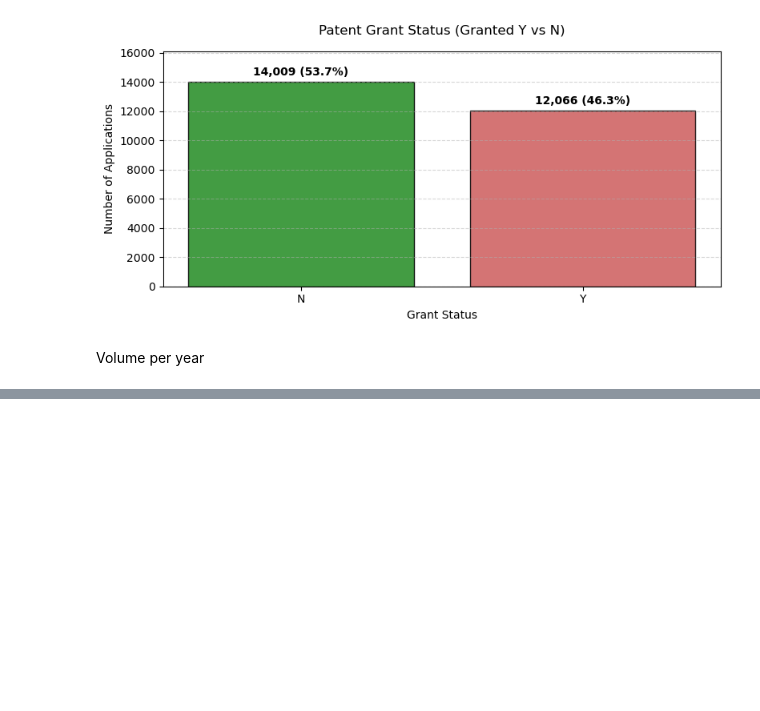
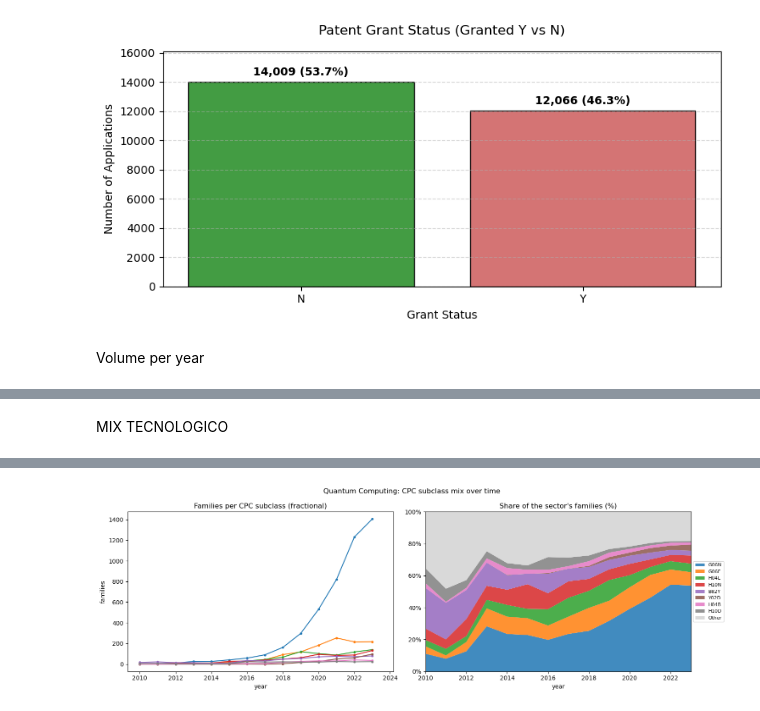
Before and after one commit to LudovicaIvaldi/Group15_innovation, a Jupyter notebook: step1.ipynb, the cells around one changed output, grey strips where cells are left out. Cells and saved outputs as stored; diff of their text form; code cells hidden in the pictures; blank space fills up the shorter version.

```diff
--- a/step1.ipynb
+++ b/step1.ipynb
@@ -299,0 +372,76 @@ Volume per year
+# %% [markdown]
+MIX TECNOLOGICO
+# %%
+# Mix tecnologico: family del settore per sottoclasse CPC (4 caratteri) e anno, conteggio frazionario
+from matplotlib.ticker import PercentFormatter
+
+TOP_N = 8                  # sottoclassi mostrate; le altre finiscono in "Other"
+LAST_COMPLETE_YEAR = 2023  # anni successivi incompleti (in grigio nei grafici)
+
+subclass = func.substr(func.replace(TLS224_APPLN_CPC.cpc_class_symbol, " ", ""), 1, 4)
+
+# 1) anno di ogni family = earliest_filing_year minimo
+fam = (db.query(TLS201_APPLN.docdb_family_id.label("fid"),
+                func.min(TLS201_APPLN.earliest_filing_year).label("year"))
+       .filter(TLS201_APPLN.docdb_family_id.in_(family_ids), TLS201_APPLN.ipr_type == IPR_TYPE)
+       .group_by(TLS201_APPLN.docdb_family_id).subquery())
+
+# 2) coppie distinte (family, sottoclasse) su tutte le application della family
+pairs = (db.query(fam.c.fid, fam.c.year, subclass.label("subclass"))
+         .select_from(fam)
+         .join(TLS201_APPLN, TLS201_APPLN.docdb_family_id == fam.c.fid)
+         .join(TLS224_APPLN_CPC, TLS224_APPLN_CPC.appln_id == TLS201_APPLN.appln_id)
+         .filter(TLS201_APPLN.ipr_type == IPR_TYPE)
+         .distinct().subquery())
+
+# 3) conteggio frazionario: una family in k sottoclassi dà 1/k a ciascuna
+k = db.query(pairs.c.fid, func.count().label("k")).group_by(pairs.c.fid).subquery()
+q = (db.query(pairs.c.subclass, pairs.c.year, func.sum(1.0 / k.c.k).label("n_frac"))
+     .join(k, k.c.fid == pairs.c.fid)
+     .group_by(pairs.c.subclass, pairs.c.year))
+cpc = patstat.df(q)
+cpc = cpc[cpc["year"].between(START_YEAR, END_YEAR)]
+
+# 4) tabella anno x sottoclasse (top N + Other) e quote percentuali
+wide = cpc.pivot_table(index="year", columns="subclass", values="n_frac", aggfunc="sum", fill_value=0)
+top = wide.loc[:LAST_COMPLETE_YEAR].sum().nlargest(TOP_N).index
+wide = wide[top].assign(Other=wide.drop(columns=top).sum(axis=1))
+shares = wide.div(wide.sum(axis=1), axis=0) * 100
+
+start, end = START_YEAR, LAST_COMPLETE_YEAR
+
+# Tabella 1: peso di ogni sottoclasse e come cambia tra il primo e l'ultimo anno completo
+summary = pd.DataFrame({
+    f"families {start}-{end} (frac.)": wide.loc[start:end].sum(),
+    f"share {start} (%)": shares.loc[start],
+    f"share {end} (%)": shares.loc[end],
+    "Δ share (p.p.)": shares.loc[end] - shares.loc[start],
+}).sort_values("Δ share (p.p.)", ascending=False)
+display(summary.round(1))
+
+# Tabella 2: ogni anno, la sottoclasse con l'aumento maggiore di family rispetto all'anno prima
+diff = wide[top].diff().loc[start + 1:end]
+best = pd.DataFrame({"fastest growing subclass": diff.idxmax(axis=1),
+                     "increase vs previous year (families)": diff.max(axis=1).round(1)})
+display(best)
+
+# Grafici: family per sottoclasse (sx) e quota sul totale del settore (dx)
+fig, axes = plt.subplots(1, 2, figsize=(15, 5))
+colors = list(plt.get_cmap("tab10").colors[:TOP_N]) + ["lightgrey"]
+
+for c, col in zip(wide.columns[:-1], colors):
+    axes[0].plot(wide.index, wide[c], marker="o", ms=3, label=c, color=col)
+axes[0].set(title="Families per CPC subclass (fractional)", xlabel="year", ylabel="families")
+
+axes[1].stackplot(shares.index, shares.T.values, labels=shares.columns, colors=colors, alpha=0.85)
+axes[1].set(title="Share of the sector's families (%)", xlabel="year",
+            ylim=(0, 100), xlim=(START_YEAR, END_YEAR))
+axes[1].yaxis.set_major_formatter(PercentFormatter(100))
+
+for ax in axes:
+    ax.axvspan(LAST_COMPLETE_YEAR + 0.5, END_YEAR + 0.5, color="grey", alpha=0.15, lw=0)
+axes[1].legend(loc="center left", bbox_to_anchor=(1, 0.5), fontsize=8)
+fig.suptitle(f"{SECTOR_NAME}: CPC subclass mix over time")
+plt.tight_layout()
+plt.show()
+# %% [output]
@@ -299,0 +474 @@ Volume per year
+[figure, added]
```
Also changed, not shown: parts of 12 cells of this notebook.
